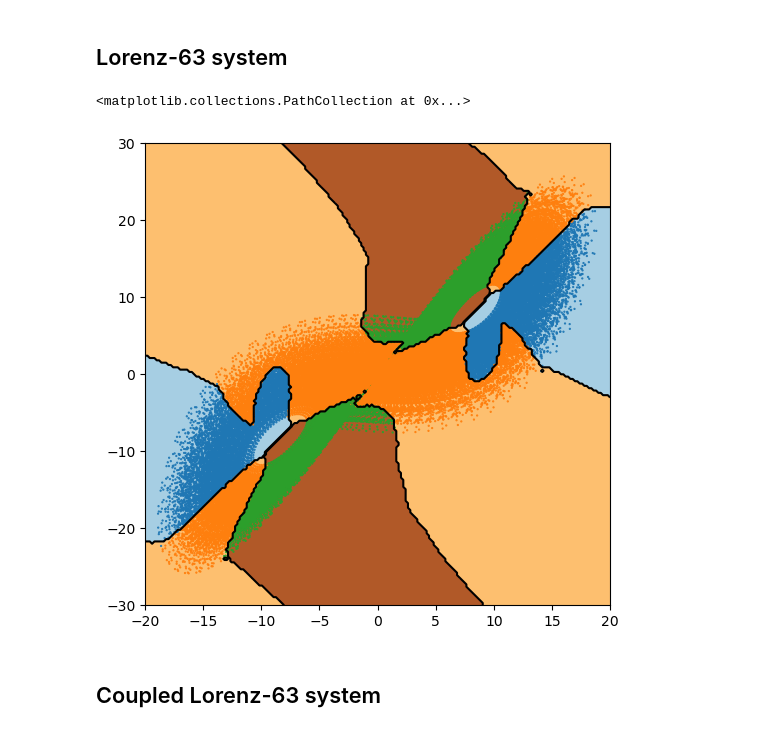
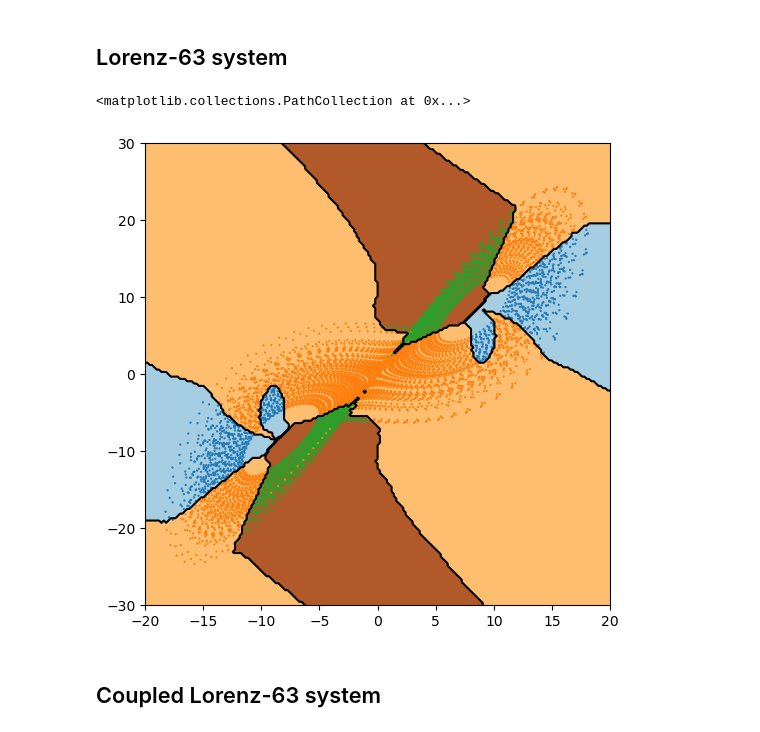
Before and after one commit to SnnVL/NonGaussianDA, a Jupyter notebook: Examples/visualize_ML_L63.ipynb, the cells around one changed output. Saved outputs shown, nothing was run; the diff lists cells and outputs as text; code cells hidden in the pictures.

Commit message:
z-score cutoff

```diff
--- a/Examples/visualize_ML_L63.ipynb
+++ b/Examples/visualize_ML_L63.ipynb
@@ -14,7 +14,7 @@ import mod_coupledLorenz as cL63
 ## Lorenz-63 system
 # %%
 # Machine learning for distribution recognizing
-fName = 'kNN_l63_w12.pkl'
+fName = 'kNN_l63_w12_s1.28.pkl'
 with open('./data/'+fName,'rb') as f:
     clf = pickle.load(f)
     scaler = pickle.load(f)
@@ -24,44 +24,46 @@ with open('./data/'+fName,'rb') as f:
 integrationMethod = info['integrationMethod']
 p = info['p']
 w = info['w']
+s_cutoff = info['s_cutoff']
 SV_init = info['SV_init']
-t_span = info['t_span']
 dt = info['dt']
+# t_span = info['t_span']
+t_span = [0.0,100.0]
 t_eval = np.arange(t_span[0],t_span[1],dt)
 
 # Solve Lorenz model
 integrationMethod = 'RK45'
 t, SV = L63.sol_l63(t_span,SV_init,p,t_eval,meth=integrationMethod)
 
 # Calculate z-score of skewtest
 z = SV[2,:]
 sp = np.zeros((z.size,2))
 sp[w:z.size-w,:]=[stats.skewtest(z[iz-w:iz+w]) for iz in range(w,z.size-w)]
 s = sp[:,0]
 
 # Plot decision boundaries and category contours
 XX, YY = np.mgrid[-20:20:200j, -30:30:200j]
 XY_scaled = scaler.transform(np.c_[XX.ravel(), YY.ravel()])
 Z = clf.predict(XY_scaled)
 Z = Z.reshape(XX.shape)
 
 # Plot attractor
-cmap, norm = mcolors.from_levels_and_colors([-1, 1], ['#1f77b4','#ff7f0e','#2ca02c'],extend = 'both')
+cmap, norm = mcolors.from_levels_and_colors([-s_cutoff, s_cutoff], ['#1f77b4','#ff7f0e','#2ca02c'],extend = 'both')
 fig, ax = plt.subplots(1,1,figsize=(6, 6))
 ax.set_xlim(-20,20)
 ax.set_ylim(-30,30)
 ax.pcolormesh(XX, YY, Z, cmap=plt.cm.Paired)
 ax.contour(
     XX,
     YY,
     Z,
     colors=["k", "k", "k"],
     levels=[-1.5, -0.5, 0.5, 1.5],
 )
 ax.scatter(SV[0,:], SV[1,:], c=s, cmap = cmap, norm = norm, marker = '.', s = 1.5)
 # %% [output]
 <matplotlib.collections.PathCollection at 0x...>
-[figure, old version]
+[figure, new version]
 # %% [markdown]
 ## Coupled Lorenz-63 system
 # %%
```
Also changed, not shown: parts of 1 cell of this notebook, 4 other files.
